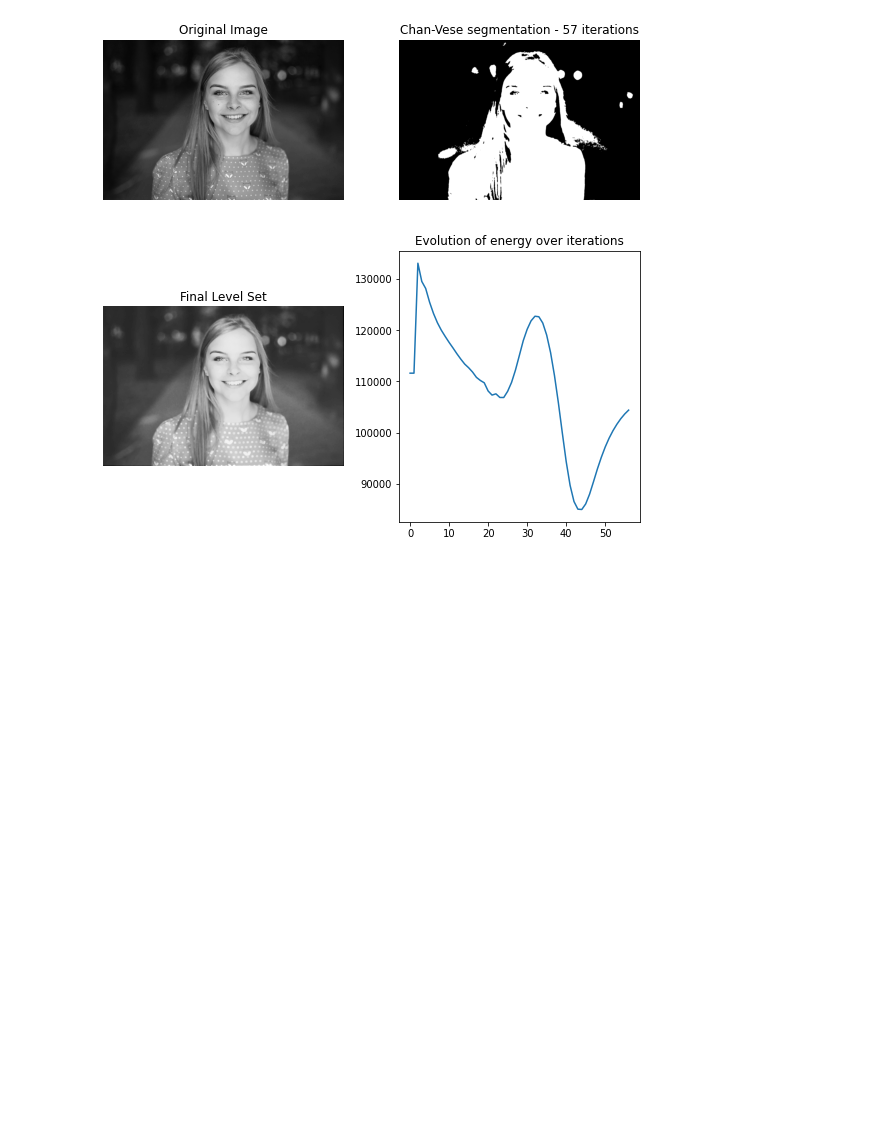
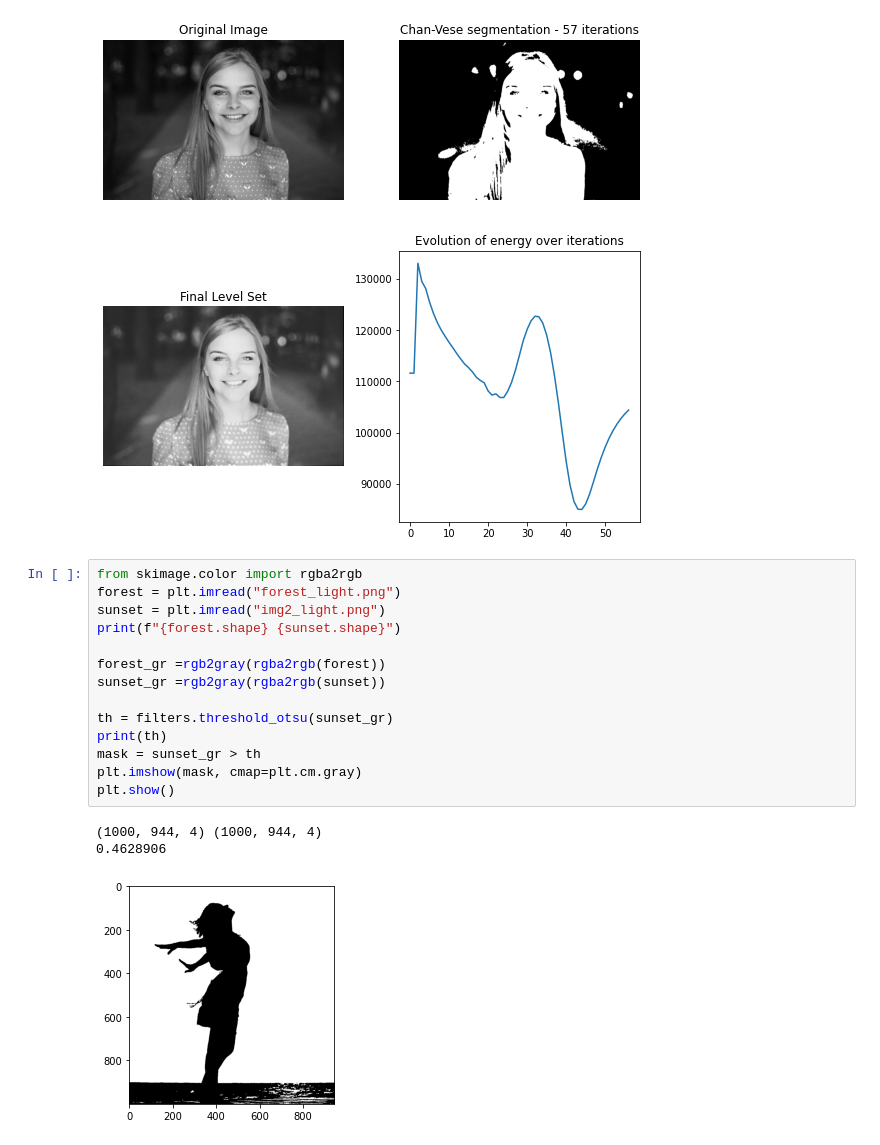
Before and after one commit to rroszczyk/Python, a Jupyter notebook: przetwarzanie_grafiki.ipynb, the cells around one changed output. Saved outputs shown, nothing was run; the diff lists cells and outputs as text; blank space fills up the shorter version.

```diff
--- a/przetwarzanie_grafiki.ipynb
+++ b/przetwarzanie_grafiki.ipynb
@@ -146,3 +146,21 @@ fig.tight_layout()
 plt.show()
 # %% [output]
 [figure]
+# %%
+from skimage.color import rgba2rgb
+forest = plt.imread("forest_light.png")
+sunset = plt.imread("img2_light.png")
+print(f"{forest.shape} {sunset.shape}")
+
+forest_gr =rgb2gray(rgba2rgb(forest))
+sunset_gr =rgb2gray(rgba2rgb(sunset))
+
+th = filters.threshold_otsu(sunset_gr)
+print(th)
+mask = sunset_gr > th
+plt.imshow(mask, cmap=plt.cm.gray)
+plt.show()
+# %% [output]
+(1000, 944, 4) (1000, 944, 4)
+0.4628906
+[figure, added]
```
Also changed, not shown: parts of 2 cells of this notebook.
